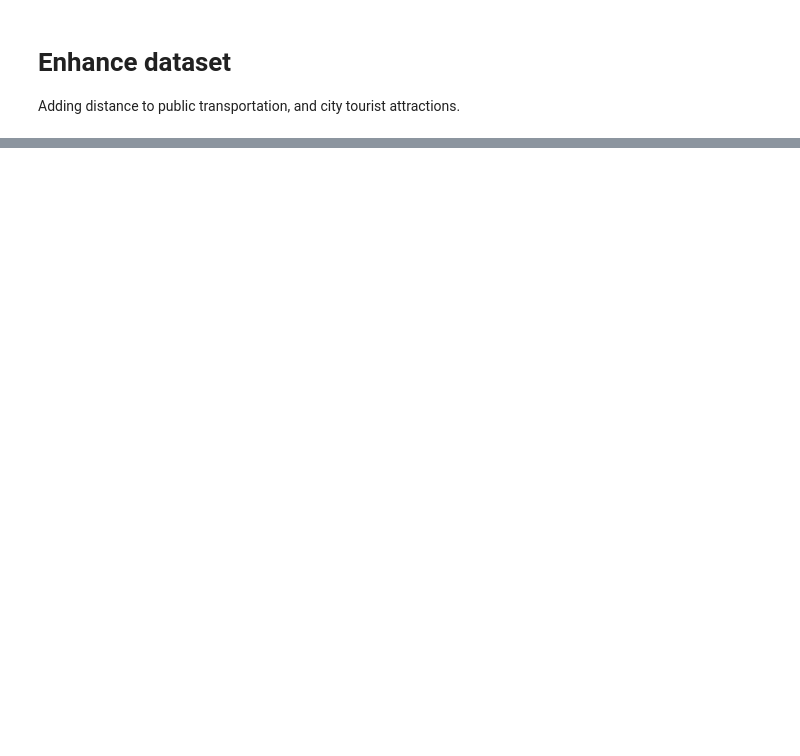
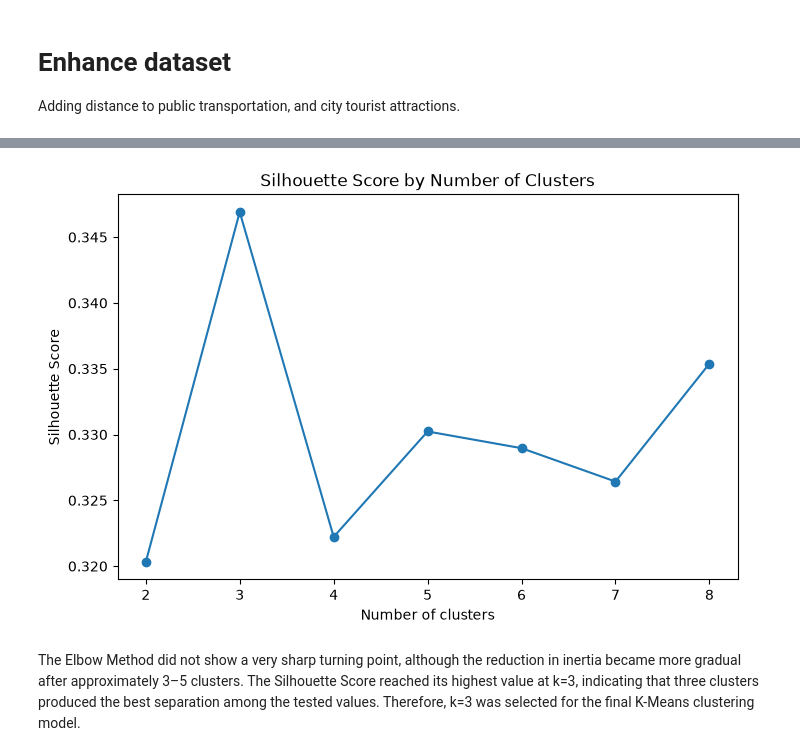
Before and after one commit to julesrif/ML-Airbnb-Business-Analysis, a Jupyter notebook: main.ipynb, the cells around one changed output, grey strips where cells are left out. Cells and saved outputs as stored; diff of their text form; code cells hidden in the pictures; blank space fills up the shorter version.

```diff
--- a/main.ipynb
+++ b/main.ipynb
@@ -208,0 +360,11 @@ print(df_ml[["latitude", "longitude", "dist_min_poi_meters"]].head())
+# %%
+plt.figure(figsize=(8, 5))
+plt.plot(k_values, silhouette_scores, marker="o")
+plt.xlabel("Number of clusters")
+plt.ylabel("Silhouette Score")
+plt.title("Silhouette Score by Number of Clusters")
+plt.show()
+# %% [output]
+[figure, added]
+# %% [markdown]
+The Elbow Method did not show a very sharp turning point, although the reduction in inertia became more gradual after approximately 3–5 clusters. The Silhouette Score reached its highest value at k=3, indicating that three clusters produced the best separation among the tested values. Therefore, k=3 was selected for the final K-Means clustering model.
```
Also changed, not shown: parts of 23 cells of this notebook.
